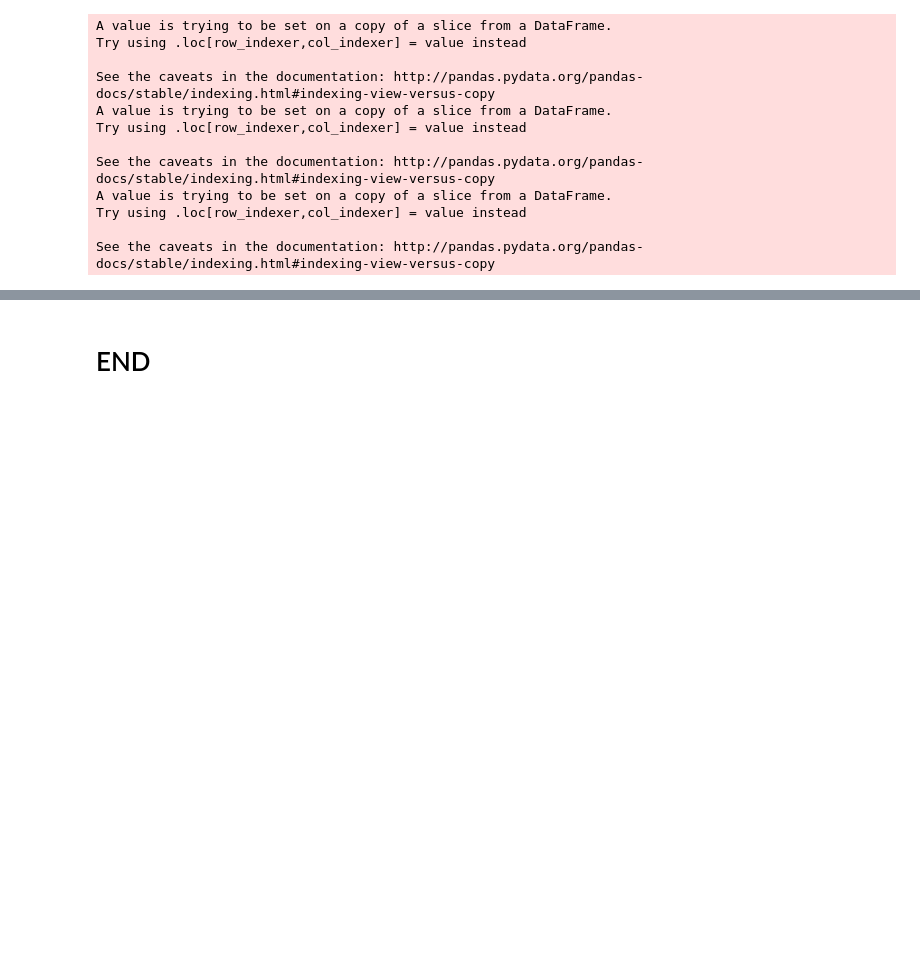
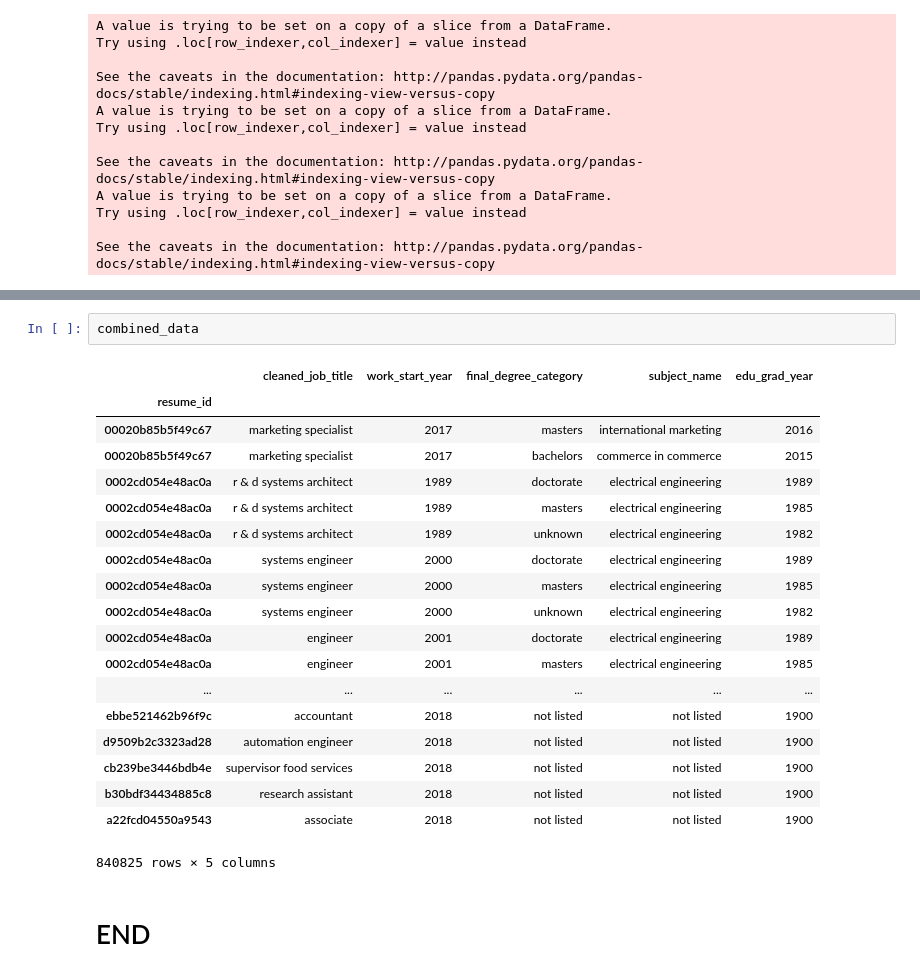
Before and after one commit to icareerclimber/career-skills-capstone, a Jupyter notebook: model_pipeline/04_process_edu_for_bar_chart.ipynb, the cells around one changed output, grey strips where cells are left out. Saved outputs shown, nothing was run; the diff lists cells and outputs as text; blank space fills up the shorter version.

```diff
--- a/model_pipeline/04_process_edu_for_bar_chart.ipynb
+++ b/model_pipeline/04_process_edu_for_bar_chart.ipynb
@@ -200,2 +202,24 @@ combined_data.rename(str.lower, axis='columns').to_json(path_or_buf=directory+'0
+# %%
+combined_data
+# %% [output]
+|  | cleaned_job_title | work_start_year | final_degree_category | subject_name | edu_grad_year |
+| resume_id |  |  |  |  |  |
+| 00020b85b5f49c67 | marketing specialist | 2017 | masters | international marketing | 2016 |
+| 00020b85b5f49c67 | marketing specialist | 2017 | bachelors | commerce in commerce | 2015 |
+| 0002cd054e48ac0a | r & d systems architect | 1989 | doctorate | electrical engineering | 1989 |
+| 0002cd054e48ac0a | r & d systems architect | 1989 | masters | electrical engineering | 1985 |
+| 0002cd054e48ac0a | r & d systems architect | 1989 | unknown | electrical engineering | 1982 |
+| 0002cd054e48ac0a | systems engineer | 2000 | doctorate | electrical engineering | 1989 |
+| 0002cd054e48ac0a | systems engineer | 2000 | masters | electrical engineering | 1985 |
+| 0002cd054e48ac0a | systems engineer | 2000 | unknown | electrical engineering | 1982 |
+| 0002cd054e48ac0a | engineer | 2001 | doctorate | electrical engineering | 1989 |
+| 0002cd054e48ac0a | engineer | 2001 | masters | electrical engineering | 1985 |
+| ... | ... | ... | ... | ... | ... |
+| ebbe521462b96f9c | accountant | 2018 | not listed | not listed | 1900 |
+| d9509b2c3323ad28 | automation engineer | 2018 | not listed | not listed | 1900 |
+| cb239be3446bdb4e | supervisor food services | 2018 | not listed | not listed | 1900 |
+| b30bdf34434885c8 | research assistant | 2018 | not listed | not listed | 1900 |
+| a22fcd04550a9543 | associate | 2018 | not listed | not listed | 1900 |
+840825 rows × 5 columns
 # %% [markdown]
 # END
```
Also changed, not shown: parts of 1 cell of this notebook, 6 other files.
